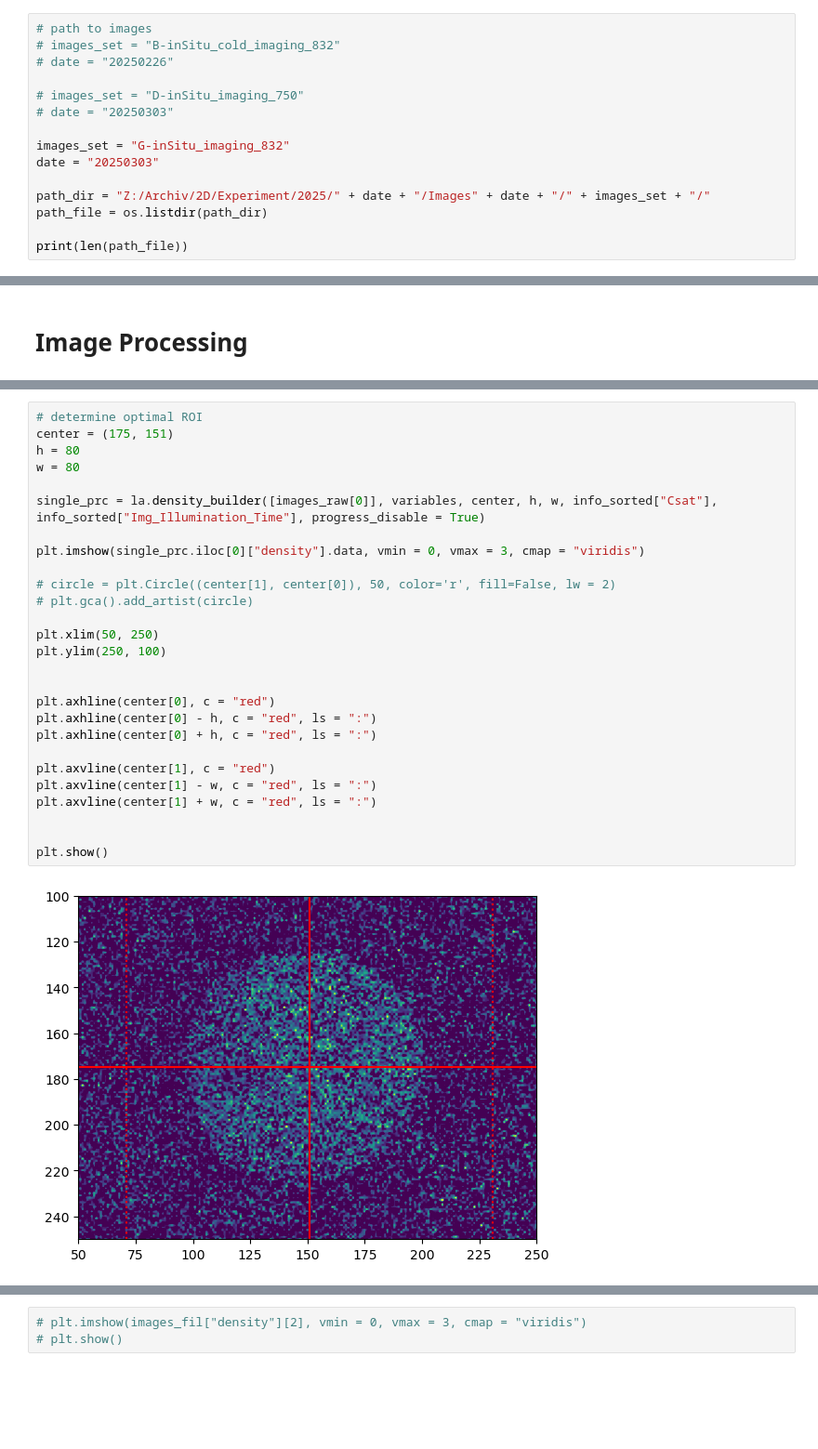
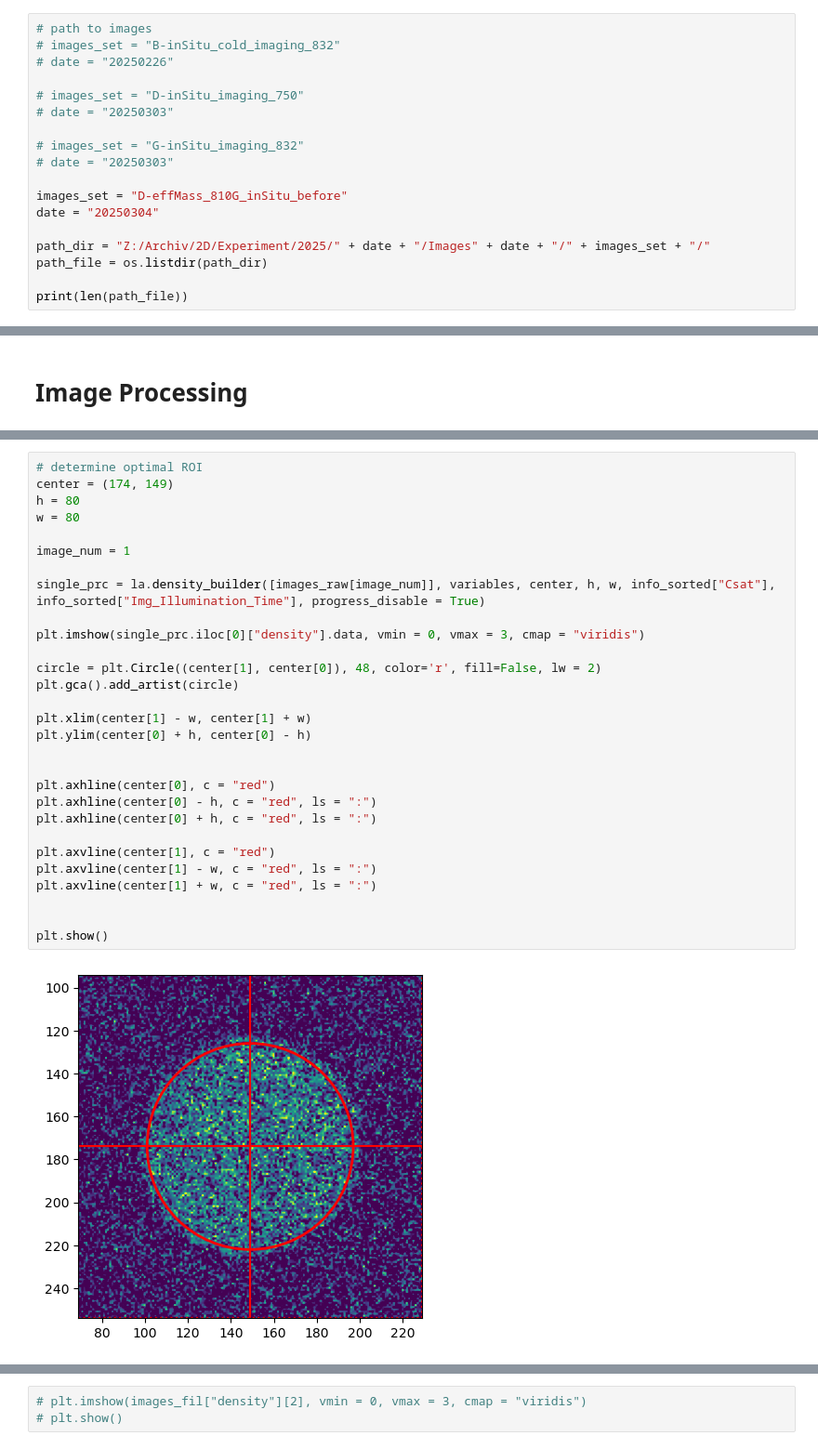
Before and after one commit to ArtMk/lithium, a Jupyter notebook: inSitu.ipynb, the cells around one changed output, grey strips where cells are left out. Shown at 93% size. Drawn from its saved outputs; the diff is of its cells as text; blank space fills up the shorter version.

```diff
--- a/inSitu.ipynb
+++ b/inSitu.ipynb
@@ -16,8 +18,11 @@ import matplotlib.pyplot as plt
 # images_set = "D-inSitu_imaging_750"
 # date = "20250303"
 
-images_set = "G-inSitu_imaging_832"
-date = "20250303"
+# images_set = "G-inSitu_imaging_832"
+# date = "20250303"
+
+images_set = "D-effMass_810G_inSitu_before"
+date = "20250304"
 
 path_dir = "Z:/Archiv/2D/Experiment/2025/" + date + "/Images" + date + "/" + images_set + "/"
 path_file = os.listdir(path_dir)
@@ -55,32 +57,34 @@ Wall time: 192 ms
 # %%
 # determine optimal ROI
-center = (175, 151)
+center = (174, 149)
 h = 80
 w = 80
 
-single_prc = la.density_builder([images_raw[0]], variables, center, h, w, info_sorted["Csat"], info_sorted["Img_Illumination_Time"], progress_disable = True)
+image_num = 1
+
+single_prc = la.density_builder([images_raw[image_num]], variables, center, h, w, info_sorted["Csat"], info_sorted["Img_Illumination_Time"], progress_disable = True)
 
 plt.imshow(single_prc.iloc[0]["density"].data, vmin = 0, vmax = 3, cmap = "viridis")
 
-# circle = plt.Circle((center[1], center[0]), 50, color='r', fill=False, lw = 2)
-# plt.gca().add_artist(circle)
+circle = plt.Circle((center[1], center[0]), 48, color='r', fill=False, lw = 2)
+plt.gca().add_artist(circle)
 
-plt.xlim(50, 250)
-plt.ylim(250, 100)
+plt.xlim(center[1] - w, center[1] + w)
+plt.ylim(center[0] + h, center[0] - h)
 
 
 plt.axhline(center[0], c = "red")
 plt.axhline(center[0] - h, c = "red", ls = ":")
 plt.axhline(center[0] + h, c = "red", ls = ":")
 
 plt.axvline(center[1], c = "red")
 plt.axvline(center[1] - w, c = "red", ls = ":")
 plt.axvline(center[1] + w, c = "red", ls = ":")
 
 
 plt.show()
 # %% [output]
-[figure, old version]
+[figure, new version]
 # %%
 %%time
 # calculate all density images and apply mask
```
Also changed, not shown: parts of 13 cells of this notebook, 2 other files.
